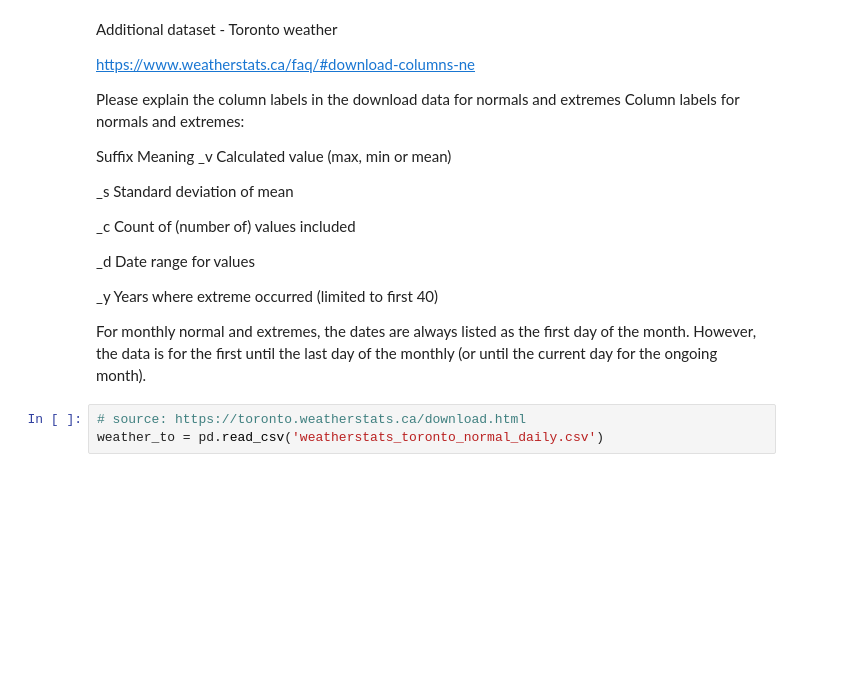
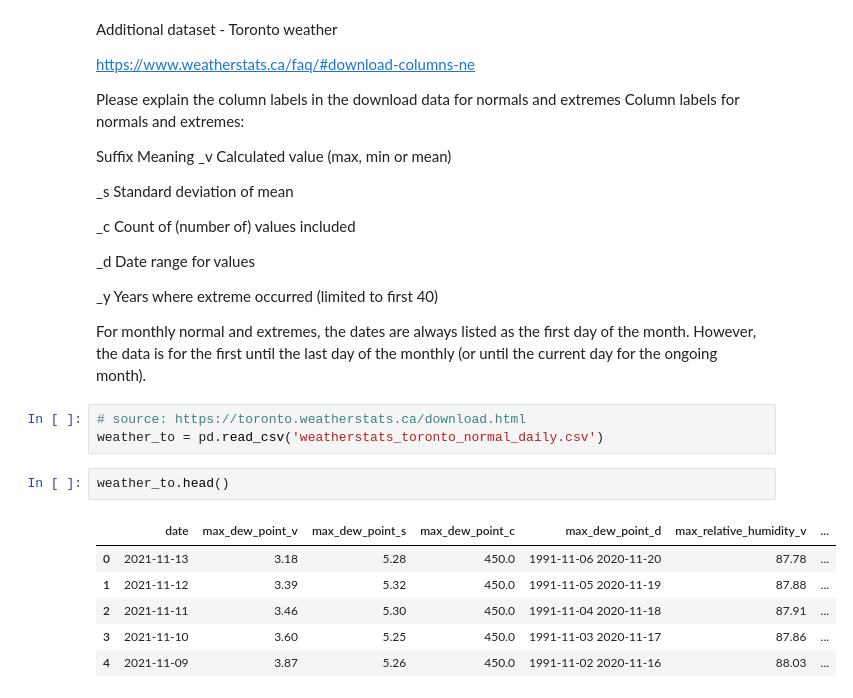
Before and after one commit to JimenaBaripatti/FeatureEngineering, a Jupyter notebook: Fire_Data_Exploration.ipynb, the cells around one changed output. Cells and saved outputs as stored; diff of their text form; blank space fills up the shorter version.

```diff
--- a/Fire_Data_Exploration.ipynb
+++ b/Fire_Data_Exploration.ipynb
@@ -125,6 +169,15 @@ For monthly normal and extremes, the dates are always listed as the first day of
 # %%
 # source: https://toronto.weatherstats.ca/download.html
 weather_to = pd.read_csv('weatherstats_toronto_normal_daily.csv')
+# %%
+weather_to.head()
+# %% [output]
+|  | date | max_dew_point_v | max_dew_point_s | max_dew_point_c | max_dew_point_d | max_relative_humidity_v | ... |
+| 0 | 2021-11-13 | 3.18 | 5.28 | 450.0 | 1991-11-06 2020-11-20 | 87.78 | ... |
+| 1 | 2021-11-12 | 3.39 | 5.32 | 450.0 | 1991-11-05 2020-11-19 | 87.88 | ... |
+| 2 | 2021-11-11 | 3.46 | 5.30 | 450.0 | 1991-11-04 2020-11-18 | 87.91 | ... |
+| 3 | 2021-11-10 | 3.60 | 5.25 | 450.0 | 1991-11-03 2020-11-17 | 87.86 | ... |
+| 4 | 2021-11-09 | 3.87 | 5.26 | 450.0 | 1991-11-02 2020-11-16 | 88.03 | ... |
 # %%
 weather_to.info()
 # %% [output]
```
Also changed, not shown: parts of 23 cells of this notebook.
